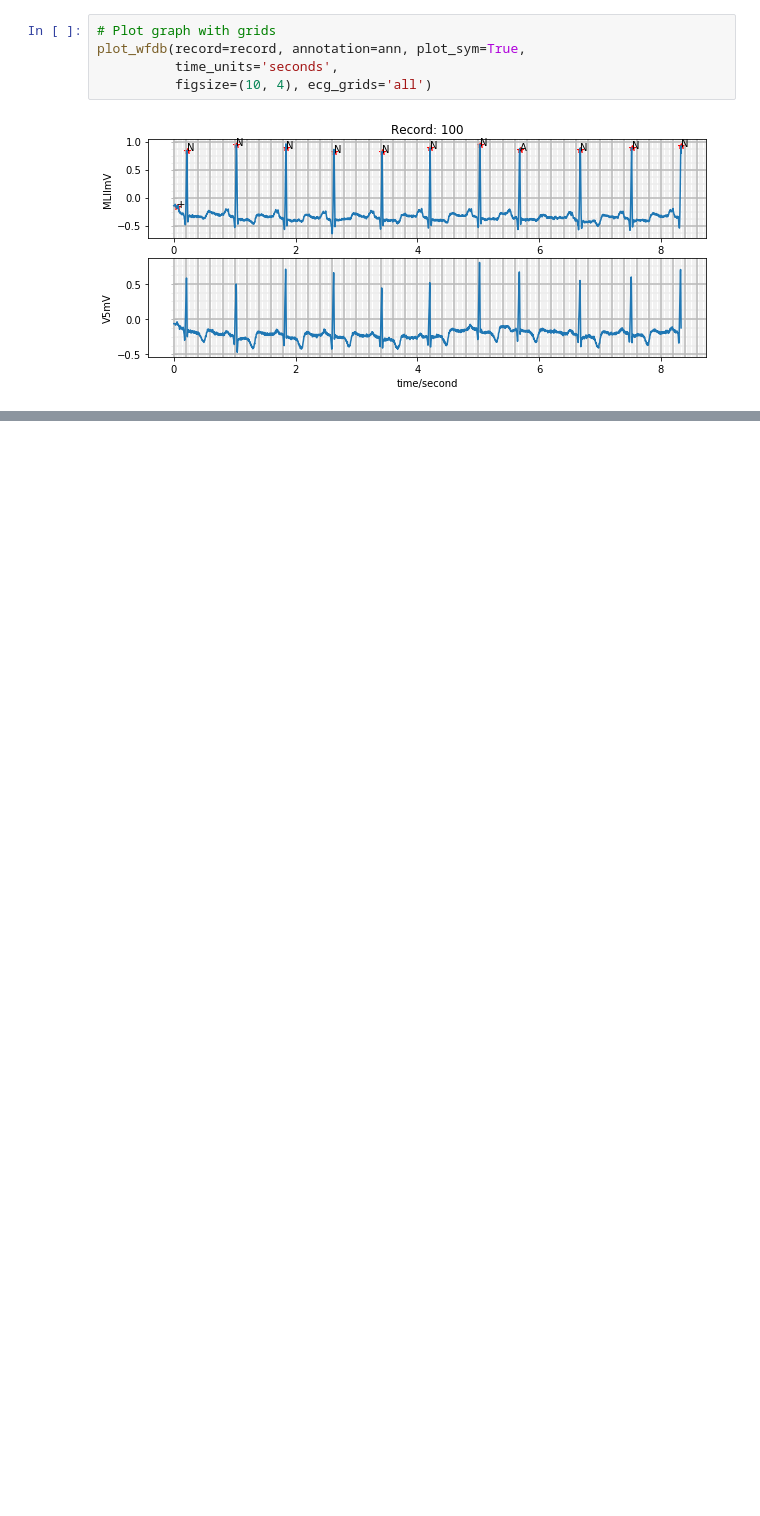
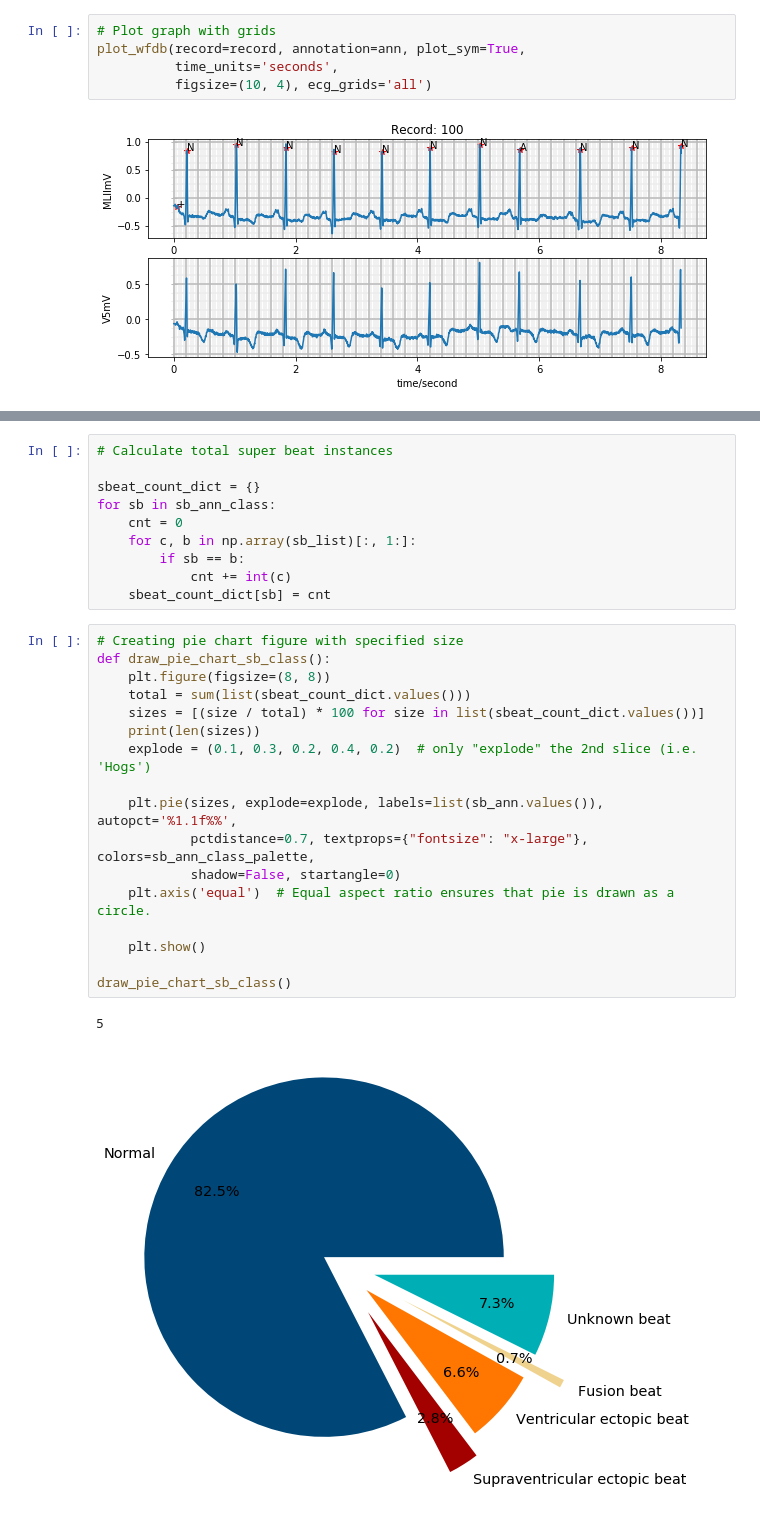
Before and after one commit to omerferhatt/arrhythmia-cnn, a Jupyter notebook: notebooks/main.ipynb, the cells around one changed output, grey strips where cells are left out. Cells and saved outputs as stored; diff of their text form; blank space fills up the shorter version.

```diff
--- a/notebooks/main.ipynb
+++ b/notebooks/main.ipynb
@@ -127,0 +146,30 @@ leg = ax.legend(handles=patch_list)
+# %%
+# Calculate total super beat instances
+
+sbeat_count_dict = {}
+for sb in sb_ann_class:
+    cnt = 0
+    for c, b in np.array(sb_list)[:, 1:]:
+        if sb == b:
+            cnt += int(c)
+    sbeat_count_dict[sb] = cnt
+# %%
+# Creating pie chart figure with specified size
+def draw_pie_chart_sb_class():
+    plt.figure(figsize=(8, 8))
+    total = sum(list(sbeat_count_dict.values()))
+    sizes = [(size / total) * 100 for size in list(sbeat_count_dict.values())]
+    print(len(sizes))
+    explode = (0.1, 0.3, 0.2, 0.4, 0.2)  # only "explode" the 2nd slice (i.e. 'Hogs')
+
+    plt.pie(sizes, explode=explode, labels=list(sb_ann.values()), autopct='%1.1f%%',
+            pctdistance=0.7, textprops={"fontsize": "x-large"}, colors=sb_ann_class_palette,
+            shadow=False, startangle=0)
+    plt.axis('equal')  # Equal aspect ratio ensures that pie is drawn as a circle.
+
+    plt.show()
+
+draw_pie_chart_sb_class()
+# %% [output]
+5
+[figure, added]
```
Also changed, not shown: parts of 6 cells of this notebook, 1 other file.
